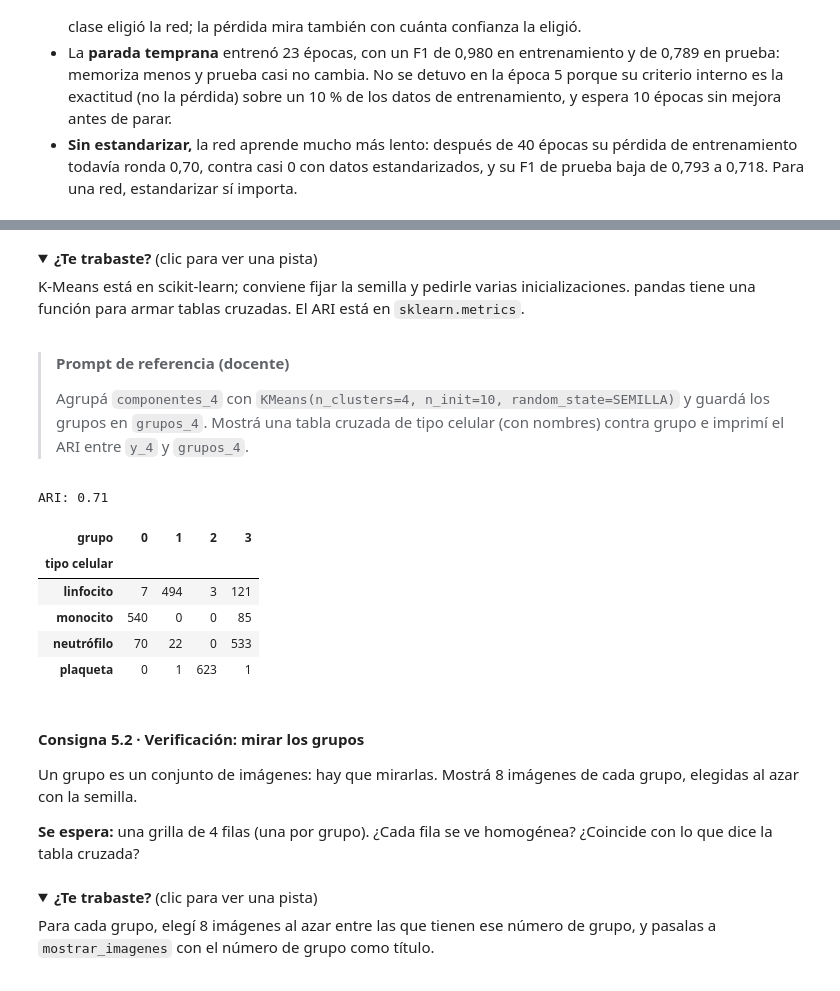
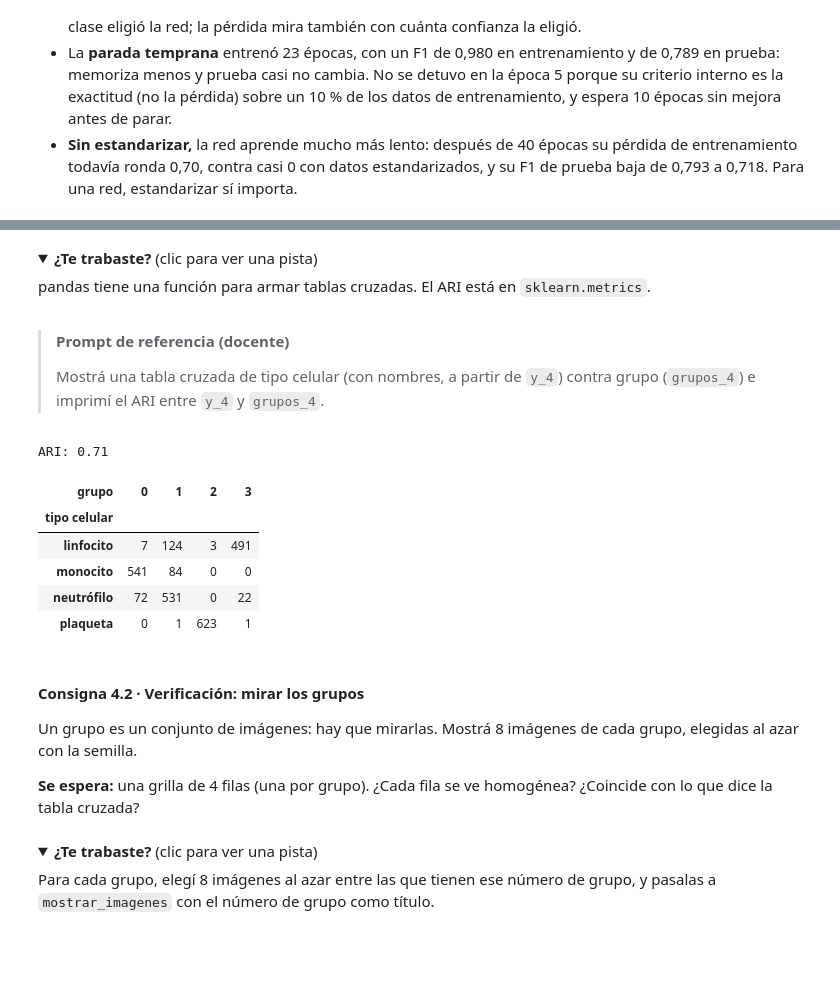
Before and after one commit to mberdakin/ai-data-analysis-workshop-chemistry, a Jupyter notebook: modulo-8/resuelto.ipynb, the cells around one changed output, grey strips where cells are left out. Saved outputs shown, nothing was run; the diff lists cells and outputs as text; code cells hidden in the pictures; folded sections open; blank space fills up the shorter version.

```diff
--- a/modulo-8/resuelto.ipynb
+++ b/modulo-8/resuelto.ipynb
@@ -866,7 +705,15 @@ X_4 = X_entr[seleccion_4]
 y_4 = y_entr[seleccion_4]
 imagenes_4 = imagenes_entr[seleccion_4]
 
-componentes_4 = PCA(n_components=COMPONENTES_AGRUPAMIENTO, random_state=SEMILLA).fit_transform(X_4)
 print(f"Imágenes de {', '.join(TIPOS_CONTRASTADOS)}: {len(y_4)}")
+
+# K-Means con 4 grupos: varias inicializaciones (n_init) y semilla fija
+kmeans_4 = KMeans(n_clusters=4, n_init=10, random_state=SEMILLA).fit(X_4)
+grupos_4 = kmeans_4.labels_  # el grupo asignado a cada imagen
+
+# Cada centro es una fila de 2352 valores: se vuelve a armar como imagen de 28 × 28 × 3
+centros_4 = kmeans_4.cluster_centers_.reshape(4, 28, 28, 3)
+mostrar_imagenes(centros_4, [f"grupo {grupo}" for grupo in range(4)], columnas=4,
+                 titulo_figura="Centro de cada grupo: la célula promedio")
 # %% [output]
 Imágenes de linfocito, monocito, neutrófilo, plaqueta: 2500
@@ -880,29 +739,27 @@ Agrupá `componentes_4` en 4 grupos con K-Means y compará los grupos con los ti
 <details>
 <summary><b>¿Te trabaste?</b> (clic para ver una pista)</summary>
 
-K-Means está en scikit-learn; conviene fijar la semilla y pedirle varias inicializaciones. pandas tiene una función para armar tablas cruzadas. El ARI está en `sklearn.metrics`.
+pandas tiene una función para armar tablas cruzadas. El ARI está en `sklearn.metrics`.
 
 </details>
 # %% [markdown]
 > **Prompt de referencia (docente)**
 >
-> Agrupá `componentes_4` con `KMeans(n_clusters=4, n_init=10, random_state=SEMILLA)` y guardá los grupos en `grupos_4`. Mostrá una tabla cruzada de tipo celular (con nombres) contra grupo e imprimí el ARI entre `y_4` y `grupos_4`.
+> Mostrá una tabla cruzada de tipo celular (con nombres, a partir de `y_4`) contra grupo (`grupos_4`) e imprimí el ARI entre `y_4` y `grupos_4`.
 # %%
-grupos_4 = KMeans(n_clusters=4, n_init=10, random_state=SEMILLA).fit_predict(componentes_4)
-
 print(f"ARI: {adjusted_rand_score(y_4, grupos_4):.2f}")
 pd.crosstab(pd.Series([TIPOS_CELULARES[t] for t in y_4], name="tipo celular"),
             pd.Series(grupos_4, name="grupo"))
 # %% [output]
 ARI: 0.71
 | grupo | 0 | 1 | 2 | 3 |
 | tipo celular |  |  |  |  |
-| linfocito | 7 | 494 | 3 | 121 |
-| monocito | 540 | 0 | 0 | 85 |
-| neutrófilo | 70 | 22 | 0 | 533 |
+| linfocito | 7 | 124 | 3 | 491 |
+| monocito | 541 | 84 | 0 | 0 |
+| neutrófilo | 72 | 531 | 0 | 22 |
 | plaqueta | 0 | 1 | 623 | 1 |
 # %% [markdown]
-#### Consigna 5.2 · Verificación: mirar los grupos
+#### Consigna 4.2 · Verificación: mirar los grupos
 
 Un grupo es un conjunto de imágenes: hay que mirarlas. Mostrá 8 imágenes de cada grupo, elegidas al azar con la semilla.
 
```
Also changed, not shown: parts of 58 cells of this notebook, 1 other file.
